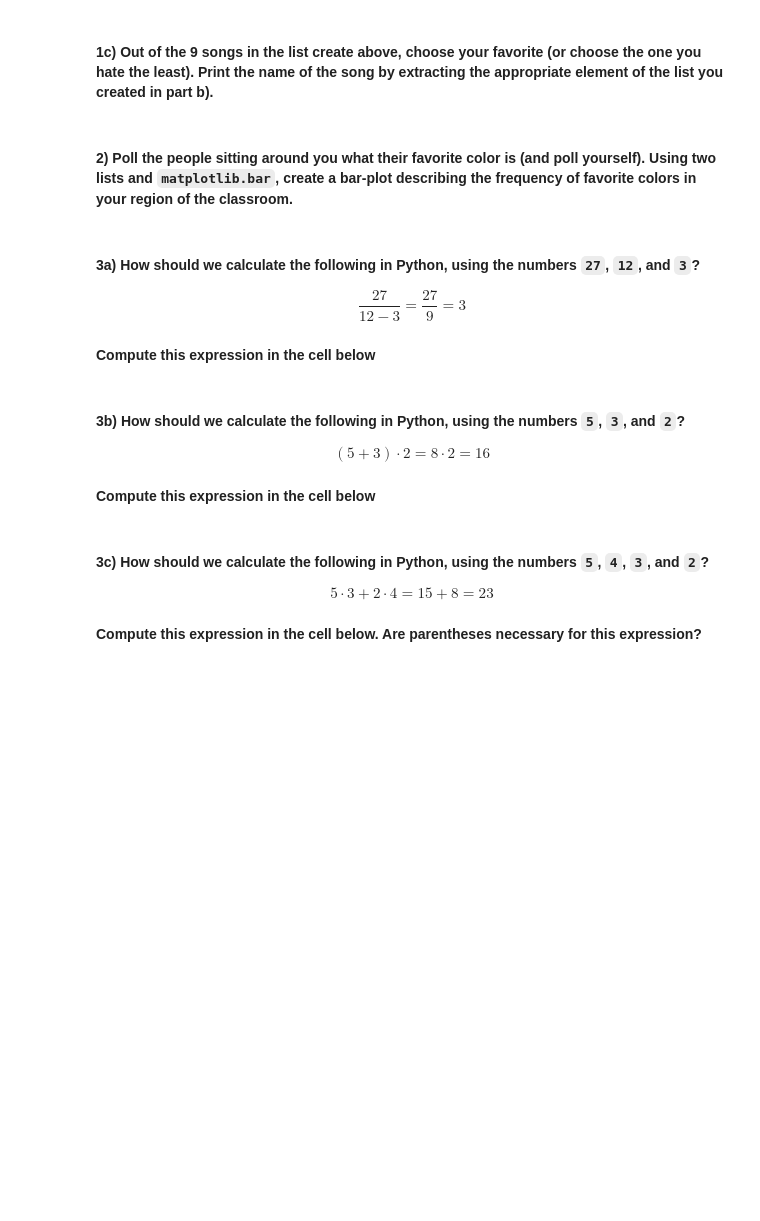
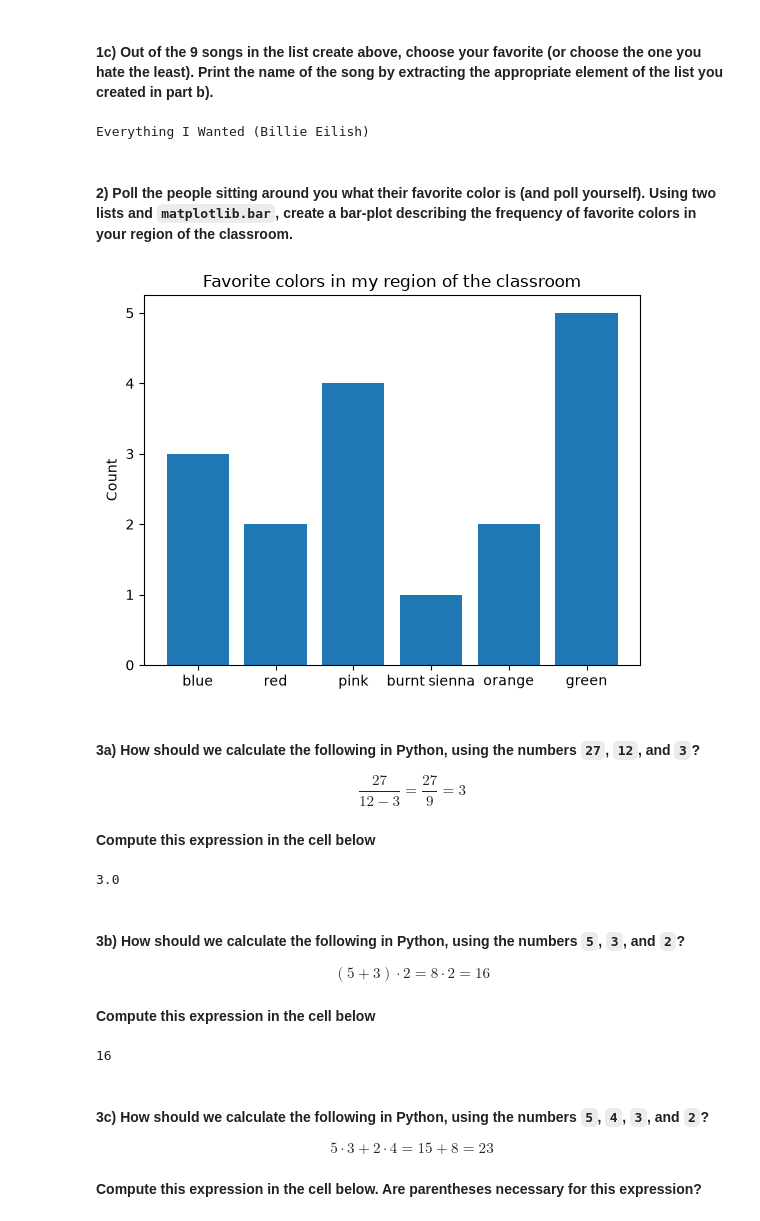
Before and after one commit to amateo6-ant/datasci151fall2026, a Jupyter notebook: lecture_04_other_sequence_objects/Lecture04 copy.ipynb, the cells around one changed output. Drawn from its saved outputs; the diff is of its cells as text; code cells hidden in the pictures; blank space fills up the shorter version.

```diff
--- a/lecture_04_other_sequence_objects/Lecture04 copy.ipynb
+++ b/lecture_04_other_sequence_objects/Lecture04 copy.ipynb
@@ -538,10 +563,27 @@ songs_2022_2026 = ["Leave the Door Open (Silk Sonic)", "About Damn Time (Lizzo)"
 #### **1c)** Out of the 9 songs in the list create above, choose your favorite (or choose the one you hate the least). Print the name of the song by extracting the appropriate element of the list you created in part b).
 # %%
 # your code here
+alex_favorite_song = songs_2018_2026[3]
+print(alex_favorite_song)
+# %% [output]
+Everything I Wanted (Billie Eilish)
 # %% [markdown]
 #### **2)** Poll the people sitting around you what their favorite color is (and poll yourself). Using two lists and `matplotlib.bar`, create a bar-plot describing the frequency of favorite colors in your region of the classroom.
 # %%
 # your code here
+
+import matplotlib.pyplot as plt
+
+favorite_colors = ["blue", "red", "pink", "burnt sienna", "orange", "green"]
+
+counts = [3, 2, 4, 1, 2, 5]
+
+plt.bar(favorite_colors, counts)
+plt.ylabel("Count")
+plt.title("Favorite colors in my region of the classroom")
+plt.show()
+# %% [output]
+[figure, added]
 # %% [markdown]
 #### **3a)** How should we calculate the following in Python, using the numbers `27`, `12`, and `3`?
 
@@ -551,6 +593,10 @@ $$ \frac{27}{12 - 3} = \frac{27}{9} = 3$$
 # %%
 # Calculate the expression above using the numbers 27, 12, 3
 # Print the value -- you should get the number 3
+
+print(27/(12-3))
+# %% [output]
+3.0
 # %% [markdown]
 #### **3b)** How should we calculate the following in Python, using the numbers `5`, `3`, and `2`?
 
@@ -560,6 +606,10 @@ $$ (5 + 3)\cdot 2 = 8 \cdot 2 = 16$$
 # %%
 # Calculate the expression above using the numbers 5, 3, 2
 # Print the value -- you should get the number 16
+
+print((5+3)*2)
+# %% [output]
+16
 # %% [markdown]
 #### **3c)** How should we calculate the following in Python, using the numbers `5`, `4`, `3`, and `2`?
 
```
Also changed, not shown: parts of 10 cells of this notebook.
